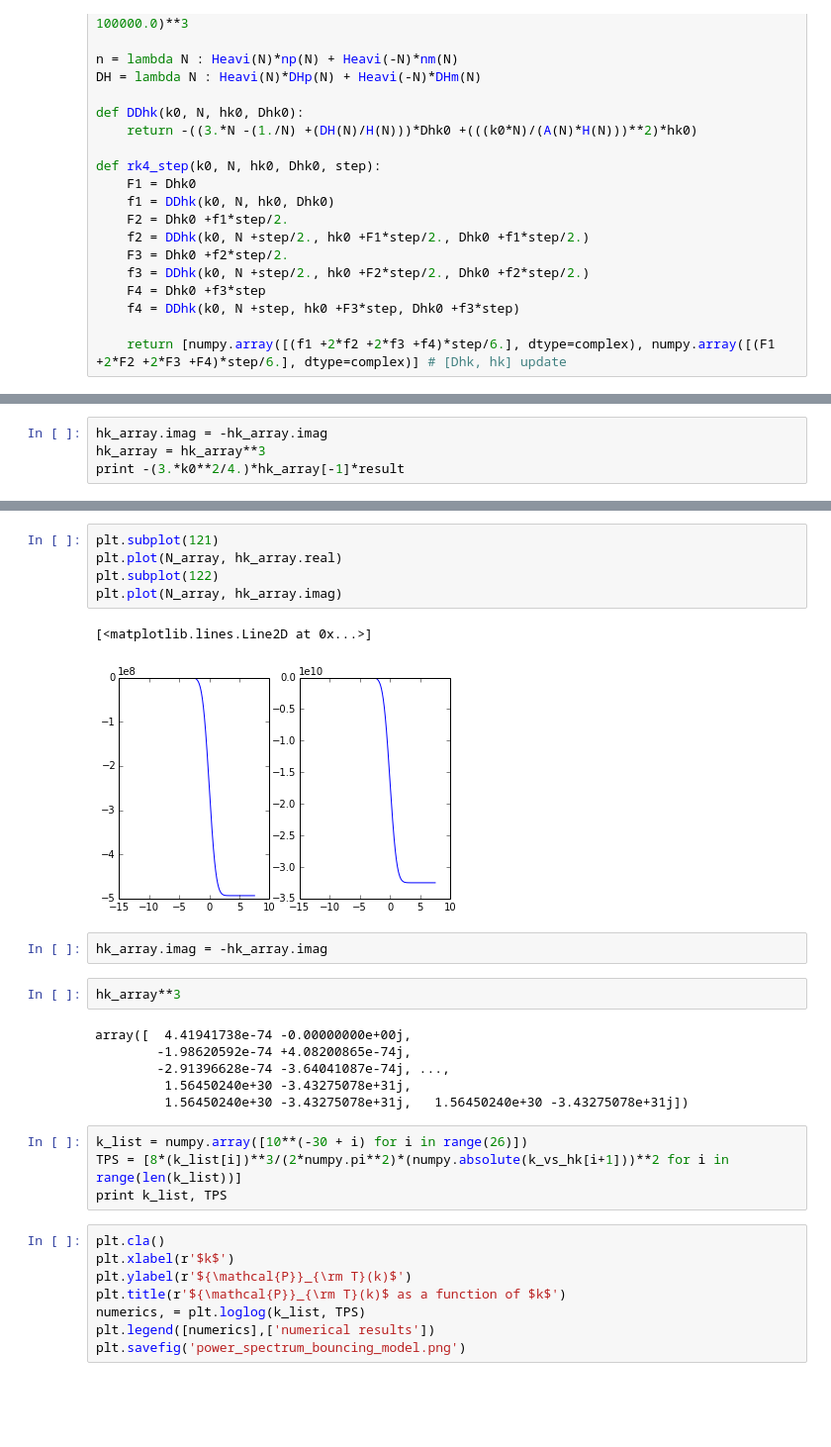
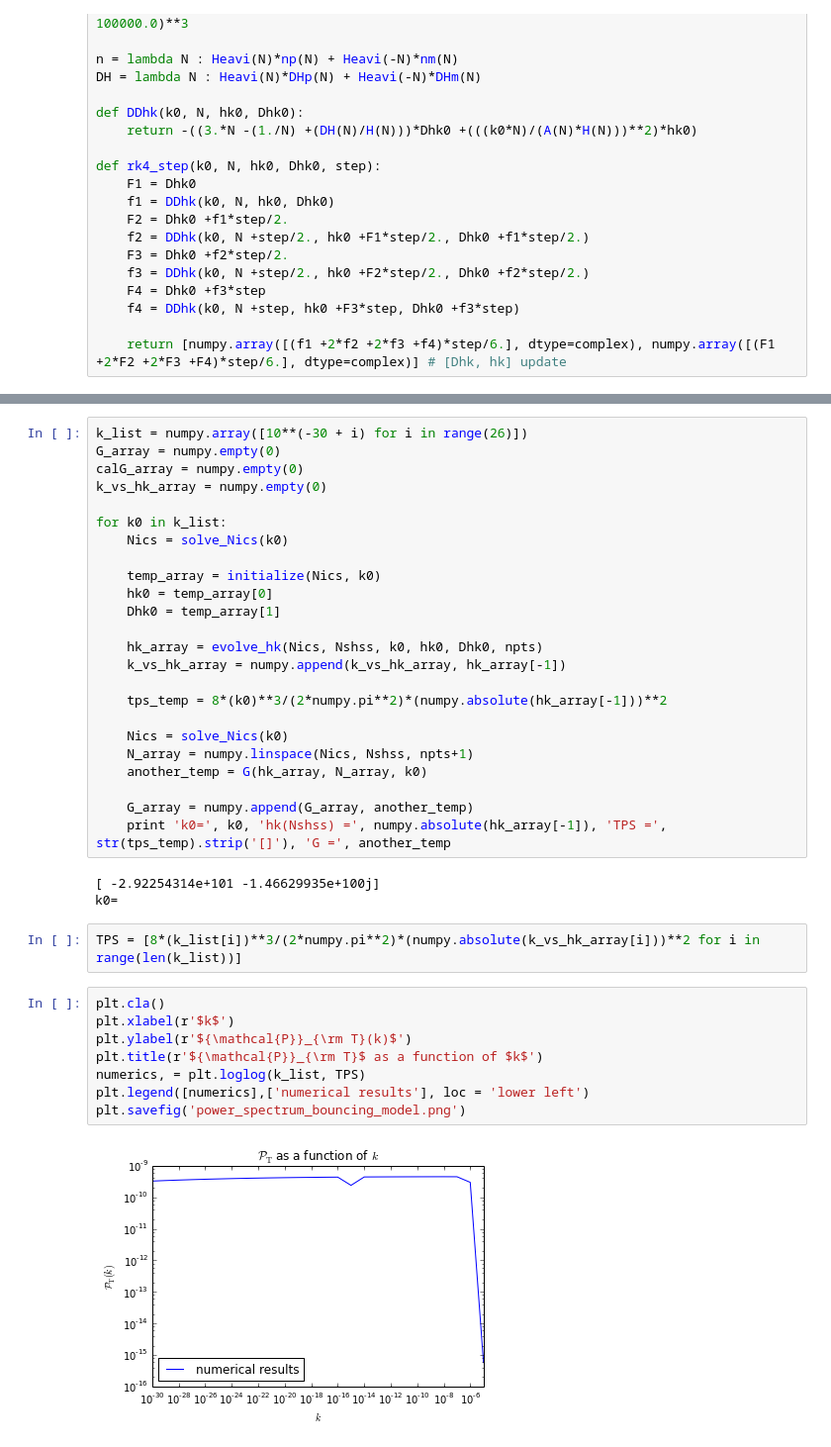
Before and after one commit to rahulporuri/project_work, a Jupyter notebook: matter_bounce/test_integration.ipynb, the cells around one changed output, grey strips where cells are left out. Shown at 99% size. Saved outputs shown, nothing was run; the diff lists cells and outputs as text; blank space fills up the shorter version.

```diff
--- a/matter_bounce/test_integration.ipynb
+++ b/matter_bounce/test_integration.ipynb
@@ -282,4 +120,0 @@ print result
-# %%
-hk_array.imag = -hk_array.imag
-hk_array = hk_array**3
-print -(3.*k0**2/4.)*hk_array[-1]*result
@@ -298,30 +121,39 @@ plt.plot(N_array, numpy.absolute(hk_array))
-# %%
-plt.subplot(121)
-plt.plot(N_array, hk_array.real)
-plt.subplot(122)
-plt.plot(N_array, hk_array.imag)
-# %% [output]
-[<matplotlib.lines.Line2D at 0x...>]
-[figure, removed]
-# %%
-hk_array.imag = -hk_array.imag
-# %%
-hk_array**3
-# %% [output]
-array([  4.41941738e-74 -0.00000000e+00j,
-        -1.98620592e-74 +4.08200865e-74j,
-        -2.91396628e-74 -3.64041087e-74j, ...,
-         1.56450240e+30 -3.43275078e+31j,
-         1.56450240e+30 -3.43275078e+31j,   1.56450240e+30 -3.43275078e+31j])
+# %%
+k_list = numpy.array([10**(-30 + i) for i in range(26)])
+G_array = numpy.empty(0)
+calG_array = numpy.empty(0)
+k_vs_hk_array = numpy.empty(0)
+
+for k0 in k_list:
+    Nics = solve_Nics(k0)
+
+    temp_array = initialize(Nics, k0)
+    hk0 = temp_array[0]
+    Dhk0 = temp_array[1]
+
+    hk_array = evolve_hk(Nics, Nshss, k0, hk0, Dhk0, npts)
+    k_vs_hk_array = numpy.append(k_vs_hk_array, hk_array[-1])
+
+    tps_temp = 8*(k0)**3/(2*numpy.pi**2)*(numpy.absolute(hk_array[-1]))**2
+
+    Nics = solve_Nics(k0)
+    N_array = numpy.linspace(Nics, Nshss, npts+1)
+    another_temp = G(hk_array, N_array, k0)
+
+    G_array = numpy.append(G_array, another_temp)
+    print 'k0=', k0, 'hk(Nshss) =', numpy.absolute(hk_array[-1]), 'TPS =', str(tps_temp).strip('[]'), 'G =', another_temp
+# %% [output]
+[ -2.92254314e+101 -1.46629935e+100j]
+k0=
 # %%
-k_list = numpy.array([10**(-30 + i) for i in range(26)])
-TPS = [8*(k_list[i])**3/(2*numpy.pi**2)*(numpy.absolute(k_vs_hk[i+1]))**2 for i in range(len(k_list))]
-print k_list, TPS
+TPS = [8*(k_list[i])**3/(2*numpy.pi**2)*(numpy.absolute(k_vs_hk_array[i]))**2 for i in range(len(k_list))]
 # %%
 plt.cla()
 plt.xlabel(r'$k$')
 plt.ylabel(r'${\mathcal{P}}_{\rm T}(k)$')
-plt.title(r'${\mathcal{P}}_{\rm T}(k)$ as a function of $k$')
+plt.title(r'${\mathcal{P}}_{\rm T}$ as a function of $k$')
 numerics, = plt.loglog(k_list, TPS)
-plt.legend([numerics],['numerical results'])
+plt.legend([numerics],['numerical results'], loc = 'lower left')
 plt.savefig('power_spectrum_bouncing_model.png')
+# %% [output]
+[figure, added]
```
Also changed, not shown: parts of 26 cells of this notebook, 3 other files.
